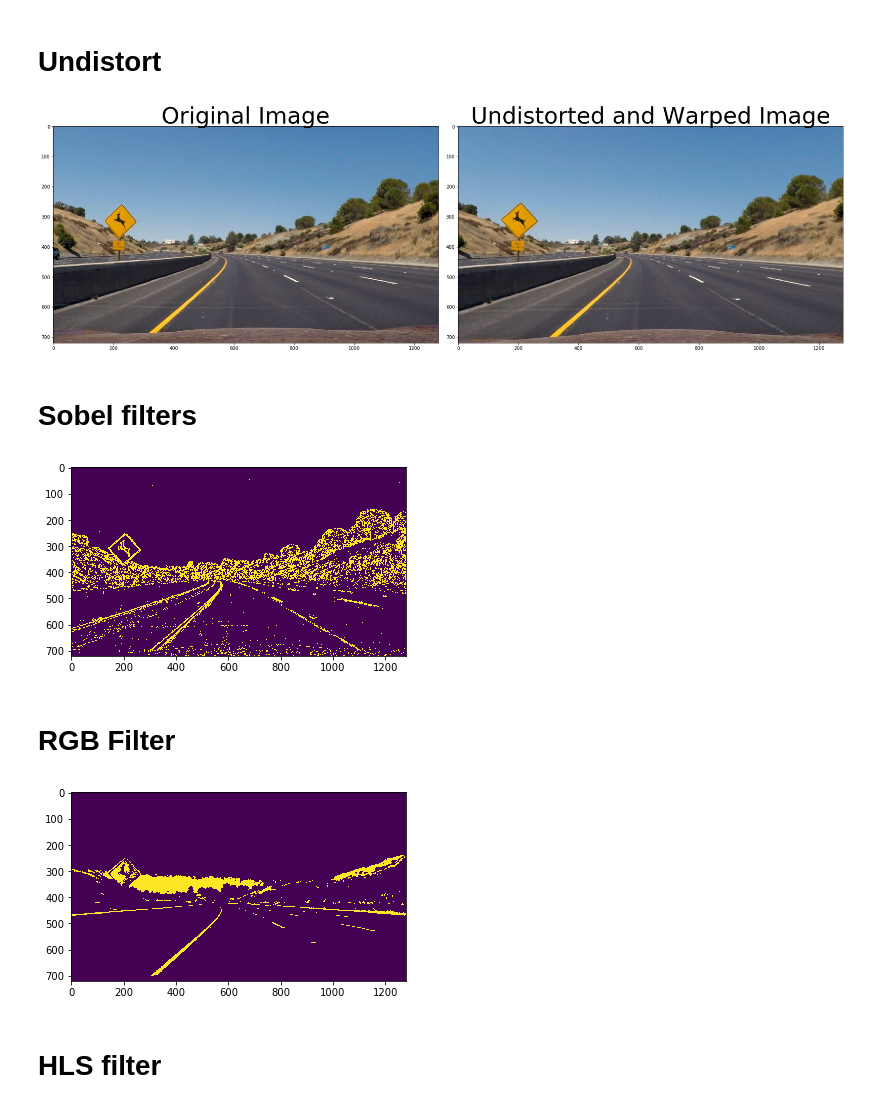
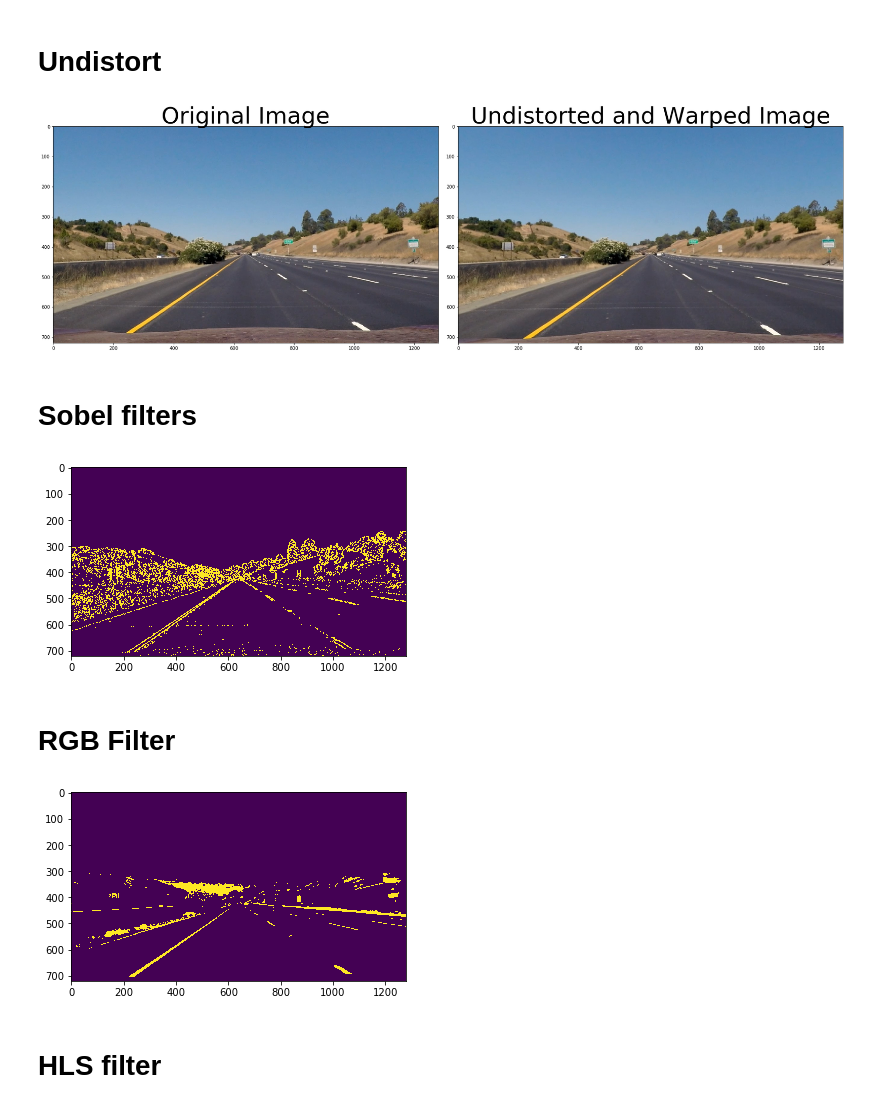
Before and after one commit to kirilcvetkov92/Advanced-Lane-Detection, a Jupyter notebook: Notebook.ipynb, the cells around one changed output. Drawn from its saved outputs; the diff is of its cells as text; code cells hidden in the pictures.

```diff
--- a/Notebook.ipynb
+++ b/Notebook.ipynb
@@ -24,20 +24,20 @@ for fname in fnames :
 # %% [markdown]
 # Undistort
 # %%
-img = mpimg.imread('test_images/test2.jpg')
+img = mpimg.imread('straight_lines1.jpg')
 height, width  = img.shape[0], img.shape[1]
 undistorted, dist, mtx = cal_undistort(img, obj_points_list, img_points_list)
 
 f, (ax1, ax2) = plt.subplots(1, 2, figsize=(24, 9))
 f.tight_layout()
 ax1.imshow(img)
 ax1.set_title('Original Image', fontsize=50)
 ax2.imshow(undistorted)
 ax2.set_title('Undistorted and Warped Image', fontsize=50)
 plt.subplots_adjust(left=0., right=1, top=0.9, bottom=0.)
 plt.show()
 # %% [output]
-[figure, old version]
+[figure, new version]
 # %% [markdown]
 # Sobel filters
 # %%
@@ -48,7 +48,7 @@ combined[combined_condition] = 1
 plt.imshow(combined)
 plt.show()
 # %% [output]
-[figure, old version]
+[figure, new version]
 # %% [markdown]
 # RGB Filter
 # %%
@@ -59,7 +59,7 @@ color_combined[r_g_condition] = 1
 plt.imshow(color_combined)
 plt.show()
 # %% [output]
-[figure, old version]
+[figure, new version]
 # %% [markdown]
 # HLS filter
 # %%
```
Also changed, not shown: parts of 15 cells of this notebook, 1 other file.
